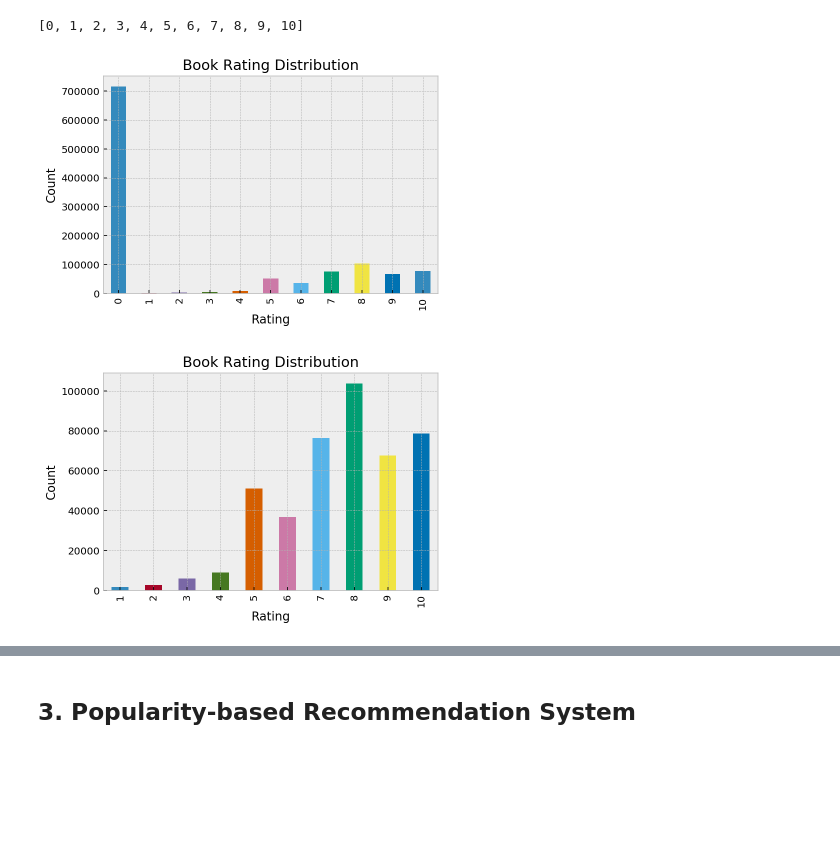
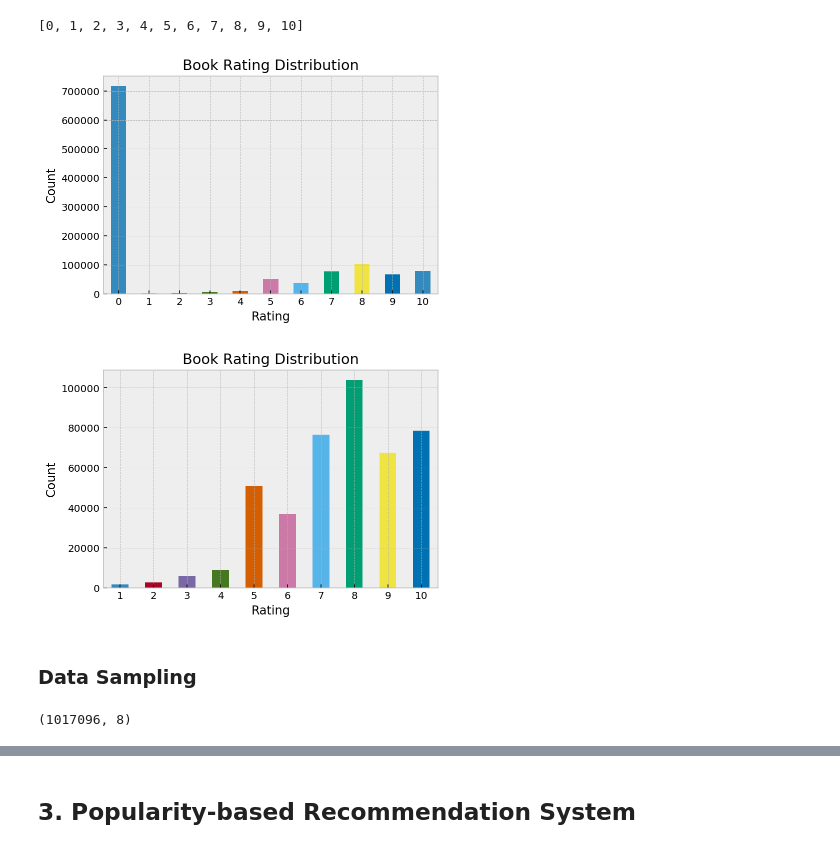
Before and after one commit to ppeyliang/book-recommender, a Jupyter notebook: capstone_project.ipynb, the cells around one changed output, grey strips where cells are left out. Drawn from its saved outputs; the diff is of its cells as text; code cells hidden in the pictures; blank space fills up the shorter version.

```diff
--- a/capstone_project.ipynb
+++ b/capstone_project.ipynb
@@ -160,15 +169,27 @@ ratings['rating'].value_counts(sort=False).plot(kind='bar')
 plt.title('Book Rating Distribution')
 plt.xlabel('Rating')
 plt.ylabel('Count')
+plt.xticks(rotation=0)
 plt.show()
 # %% [output]
-[figure, old version]
+[figure, new version]
 # %%
 # For book with non-zero rating, majority has rating 8.
 ratings['rating'].value_counts(sort=False)[1:].plot(kind='bar')
 plt.title('Book Rating Distribution')
 plt.xlabel('Rating')
 plt.ylabel('Count')
+plt.xticks(rotation=0)
 plt.show()
 # %% [output]
-[figure, old version]
+[figure, new version]
+# %% [markdown]
+### Data Sampling
+# %%
+# Join dataset on book number.
+df = ratings.merge(book, how='left', on='ISBN')
+df.dropna(inplace=True)
+df.reset_index(drop=True, inplace=True)
+df.shape
+# %% [output]
+(1017096, 8)
```
Also changed, not shown: parts of 33 cells of this notebook, 1 other file.
